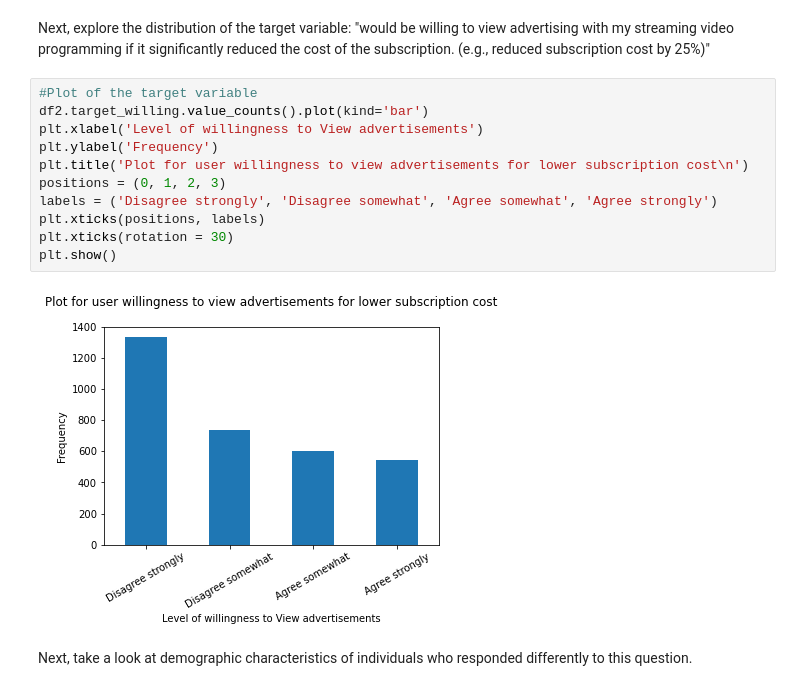
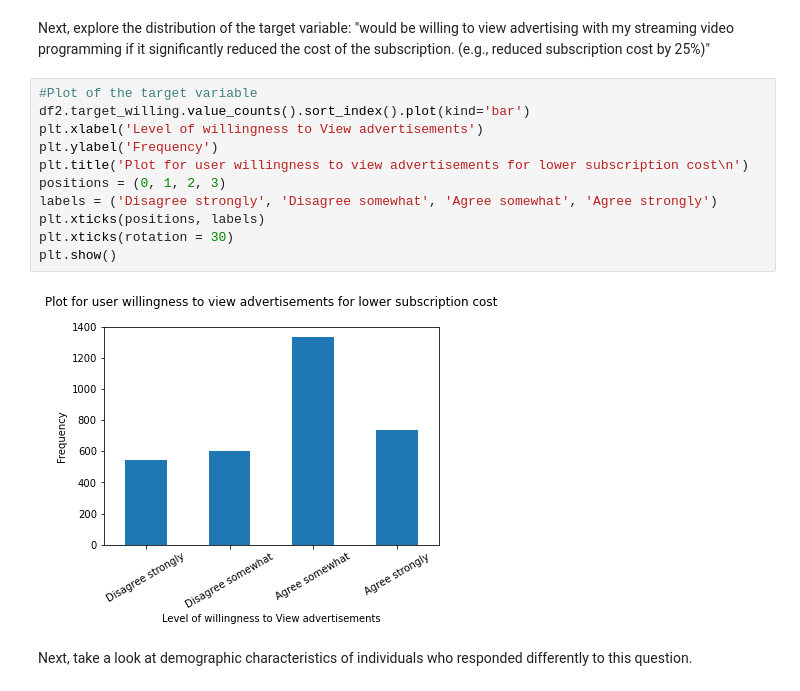
Before and after one commit to aud-z/DeloitteDigitalDemocracy, a Jupyter notebook: DSPM_v1.ipynb, the cells around one changed output. Saved outputs shown, nothing was run; the diff lists cells and outputs as text.

```diff
--- a/DSPM_v1.ipynb
+++ b/DSPM_v1.ipynb
@@ -441,17 +441,17 @@ plt.show()
 Next, explore the distribution of the target variable: "would be willing to view advertising with my streaming video programming if it significantly reduced the cost of the subscription. (e.g., reduced subscription cost by 25%)"
 # %%
 #Plot of the target variable
-df2.target_willing.value_counts().plot(kind='bar')
+df2.target_willing.value_counts().sort_index().plot(kind='bar')
 plt.xlabel('Level of willingness to View advertisements')
 plt.ylabel('Frequency')
 plt.title('Plot for user willingness to view advertisements for lower subscription cost\n')
 positions = (0, 1, 2, 3)
 labels = ('Disagree strongly', 'Disagree somewhat', 'Agree somewhat', 'Agree strongly')
 plt.xticks(positions, labels)
 plt.xticks(rotation = 30)
 plt.show()
 # %% [output]
-[figure, old version]
+[figure, new version]
 # %% [markdown]
 Next, take a look at demographic characteristics of individuals who responded differently to this question.
 # %%
```
Also changed, not shown: parts of 42 cells of this notebook.
